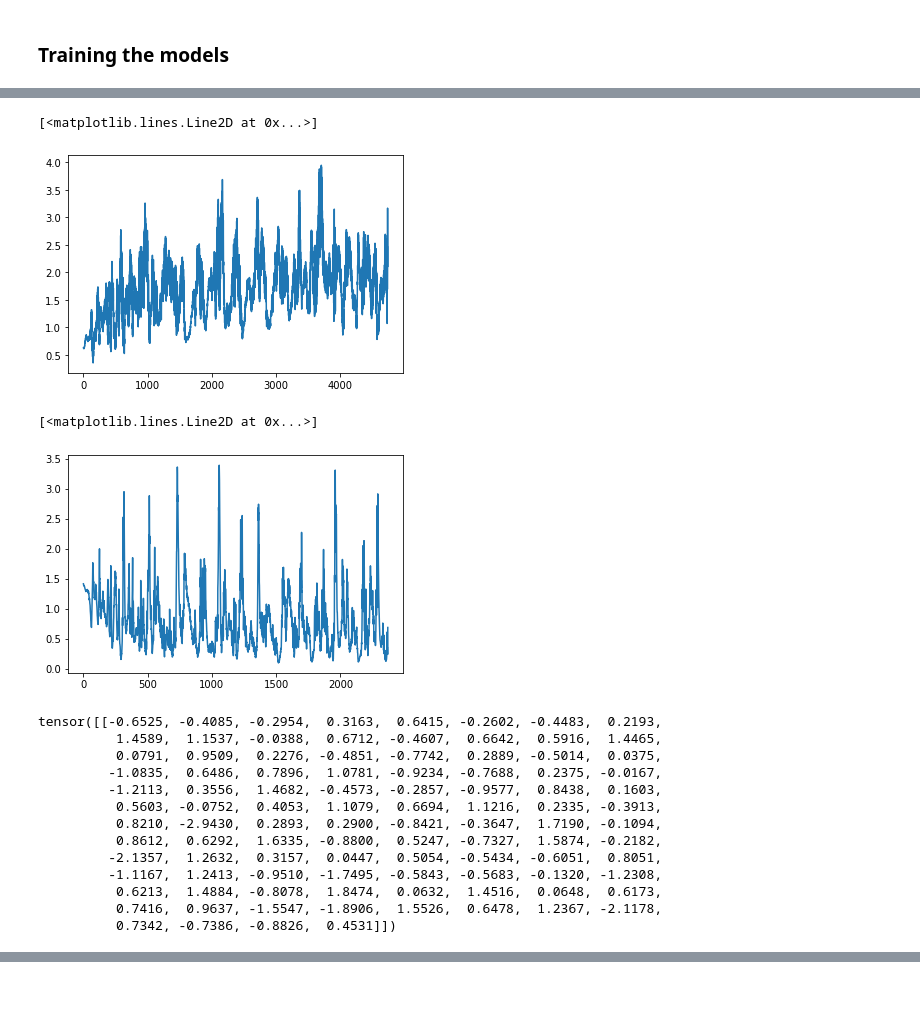
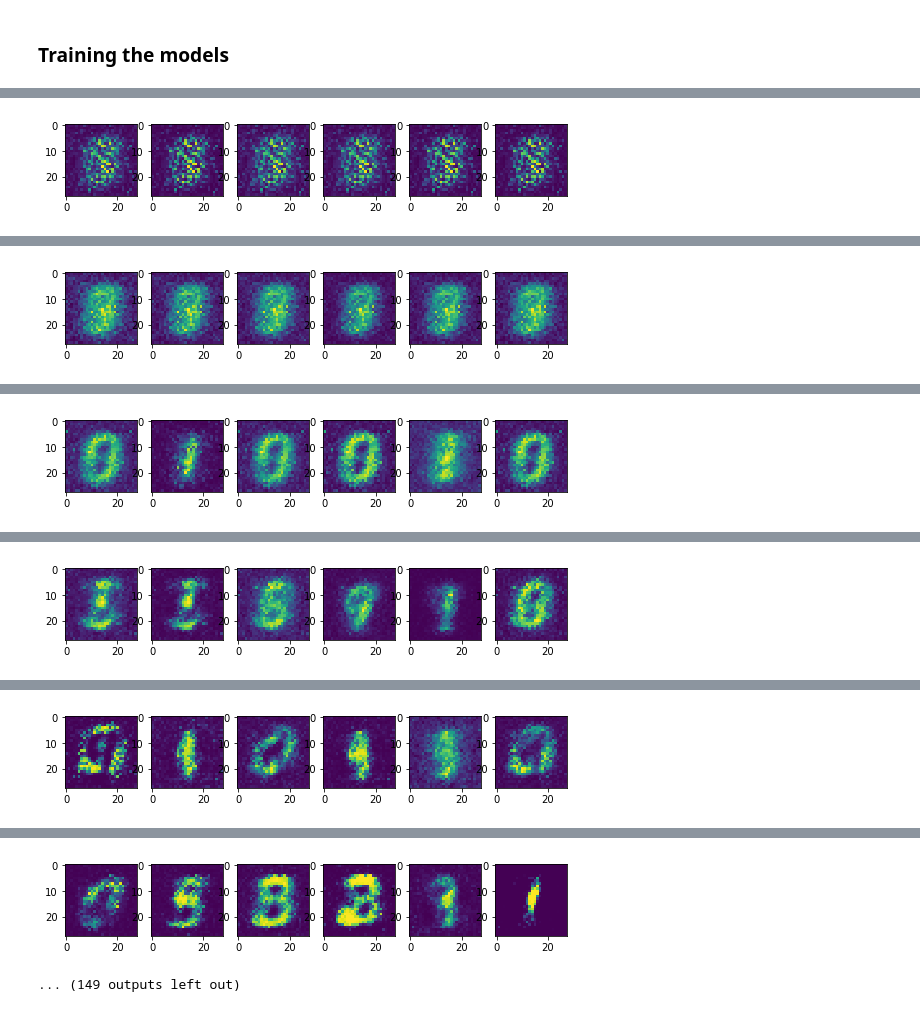
Before and after one commit to djin31/pytorch_examples, a Jupyter notebook: vision/GAN.ipynb, the cells around one changed output, grey strips where cells are left out. Saved outputs shown, nothing was run; the diff lists cells and outputs as text; code cells hidden in the pictures.

Commit message:
Add sample images for GAN

```diff
--- a/vision/GAN.ipynb
+++ b/vision/GAN.ipynb
@@ -94,6 +70,7 @@ class Discriminator(nn.Module):
 # %% [markdown]
 ### Training the models
 # %%
+# generate random input vector for generator
 def noise(batch_size):
-    n = (torch.randn(batch_size, 100))/100
+    n = (torch.randn(batch_size, 100))
     return n
@@ -164,16 +141,6 @@ crit = nn.BCELoss()
 # %%
-epochs = 30
+epochs = 80
 gen_loss = []
 dis_loss = []
 real_labels = torch.ones(batch_size,1).cuda()
 fake_labels = torch.zeros(batch_size,1).cuda()
-# %%
-steps=0
-for epoch in range(epochs):
-    for x,_ in tqdm(test_loader):
-        dis_loss.append(d_train(x))
-        for _ in range(2):
-            steps+=1
-            gen_loss.append(g_train(steps))
-    print("Epoch:{}    Discriminator Loss:{:6}   Generator Loss:{:6}".format(epoch, sum(dis_loss[-len(train_loader):]),
-                                                                             sum(gen_loss[-len(train_loader):])))
@@ -214,30 +147,25 @@ tensor([[0.4818],
-# %%
-plt.plot(gen_loss)
-# %% [output]
-[<matplotlib.lines.Line2D at 0x...>]
-[figure, removed]
-# %%
-plt.plot(dis_loss)
-# %% [output]
-[<matplotlib.lines.Line2D at 0x...>]
-[figure, removed]
-# %%
-for _,y in train_loader:
-    if (len(y)!=32):
-        print (len(y))
-# %%
-noise(1)
-# %% [output]
-tensor([[-0.6525, -0.4085, -0.2954,  0.3163,  0.6415, -0.2602, -0.4483,  0.2193,
-          1.4589,  1.1537, -0.0388,  0.6712, -0.4607,  0.6642,  0.5916,  1.4465,
-          0.0791,  0.9509,  0.2276, -0.4851, -0.7742,  0.2889, -0.5014,  0.0375,
-         -1.0835,  0.6486,  0.7896,  1.0781, -0.9234, -0.7688,  0.2375, -0.0167,
-         -1.2113,  0.3556,  1.4682, -0.4573, -0.2857, -0.9577,  0.8438,  0.1603,
-          0.5603, -0.0752,  0.4053,  1.1079,  0.6694,  1.1216,  0.2335, -0.3913,
-          0.8210, -2.9430,  0.2893,  0.2900, -0.8421, -0.3647,  1.7190, -0.1094,
-          0.8612,  0.6292,  1.6335, -0.8800,  0.5247, -0.7327,  1.5874, -0.2182,
-         -2.1357,  1.2632,  0.3157,  0.0447,  0.5054, -0.5434, -0.6051,  0.8051,
-         -1.1167,  1.2413, -0.9510, -1.7495, -0.5843, -0.5683, -0.1320, -1.2308,
-          0.6213,  1.4884, -0.8078,  1.8474,  0.0632,  1.4516,  0.0648,  0.6173,
-          0.7416,  0.9637, -1.5547, -1.8906,  1.5526,  0.6478,  1.2367, -2.1178,
-          0.7342, -0.7386, -0.8826,  0.4531]])
+# %%
+steps=0
+for epoch in tqdm(range(epochs)):
+    dis_loss_val = 0
+    gen_loss_val = 0
+    for x,_ in train_loader:
+        steps+=1
+        dis_loss_val+=d_train(x)
+        gen_loss_val+=g_train()
+
+    # generate sample images from generator
+    fig = plt.figure(figsize=(9,1.5))
+    generated_images = G(noise(6).cuda()).detach().cpu().numpy().reshape(6,28,28)*0.5 + 0.5
+    for i in range(6):
+        plt.subplot(1,6,i+1)
+        plt.imshow(generated_images[i])
+    plt.show()
+
+    dis_loss.append(dis_loss_val/len(train_loader))
+    gen_loss.append(gen_loss_val/len(train_loader))
+
+    # log training statistics
+    print("Epoch:{}    Discriminator Loss:{:.6f}   Generator Loss:{:.6f}".format(epoch, dis_loss[-1],
+                                                                             gen_loss[-1]))
+# %% [output]
@@ -243,0 +173 @@ tensor([[-0.6525, -0.4085, -0.2954,  0.3163,  0.6415, -0.2602, -0.4483,  0.2193,
+[figure, added]
@@ -243,0 +175 @@ tensor([[-0.6525, -0.4085, -0.2954,  0.3163,  0.6415, -0.2602, -0.4483,  0.2193,
+[figure, added]
@@ -243,0 +177 @@ tensor([[-0.6525, -0.4085, -0.2954,  0.3163,  0.6415, -0.2602, -0.4483,  0.2193,
+[figure, added]
@@ -243,0 +179 @@ tensor([[-0.6525, -0.4085, -0.2954,  0.3163,  0.6415, -0.2602, -0.4483,  0.2193,
+[figure, added]
@@ -243,0 +181 @@ tensor([[-0.6525, -0.4085, -0.2954,  0.3163,  0.6415, -0.2602, -0.4483,  0.2193,
+[figure, added]
@@ -243,0 +183,2 @@ tensor([[-0.6525, -0.4085, -0.2954,  0.3163,  0.6415, -0.2602, -0.4483,  0.2193,
+[figure, added]
+... (149 outputs left out)
```
Also changed, not shown: parts of 23 cells of this notebook.
